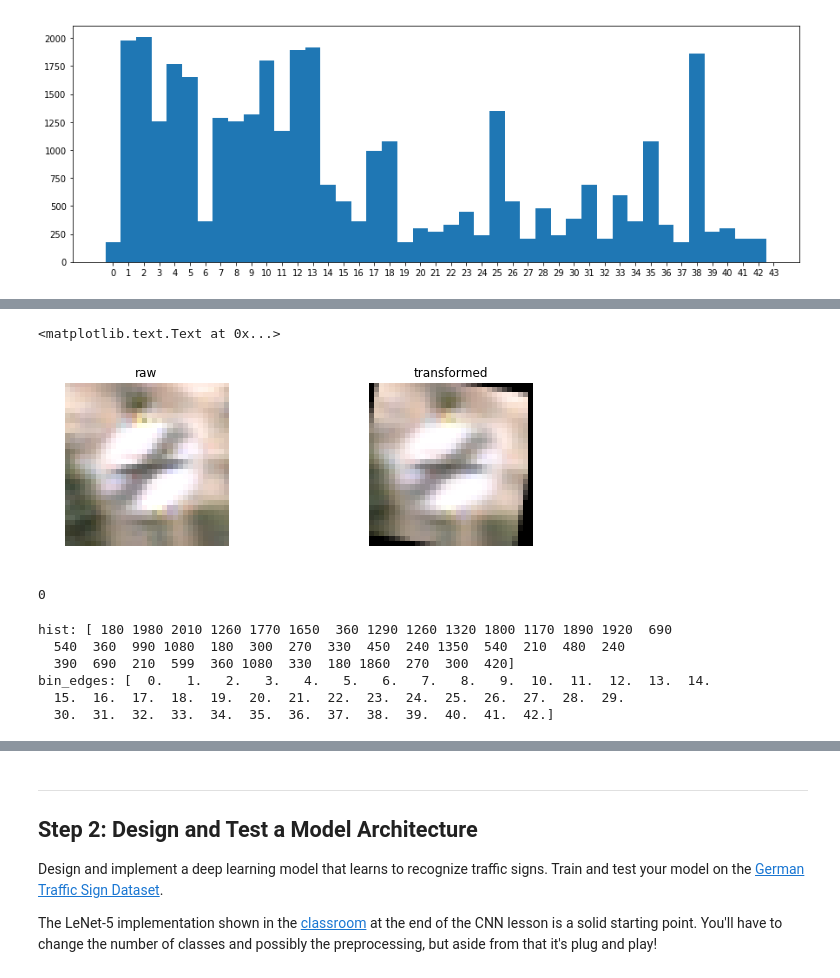
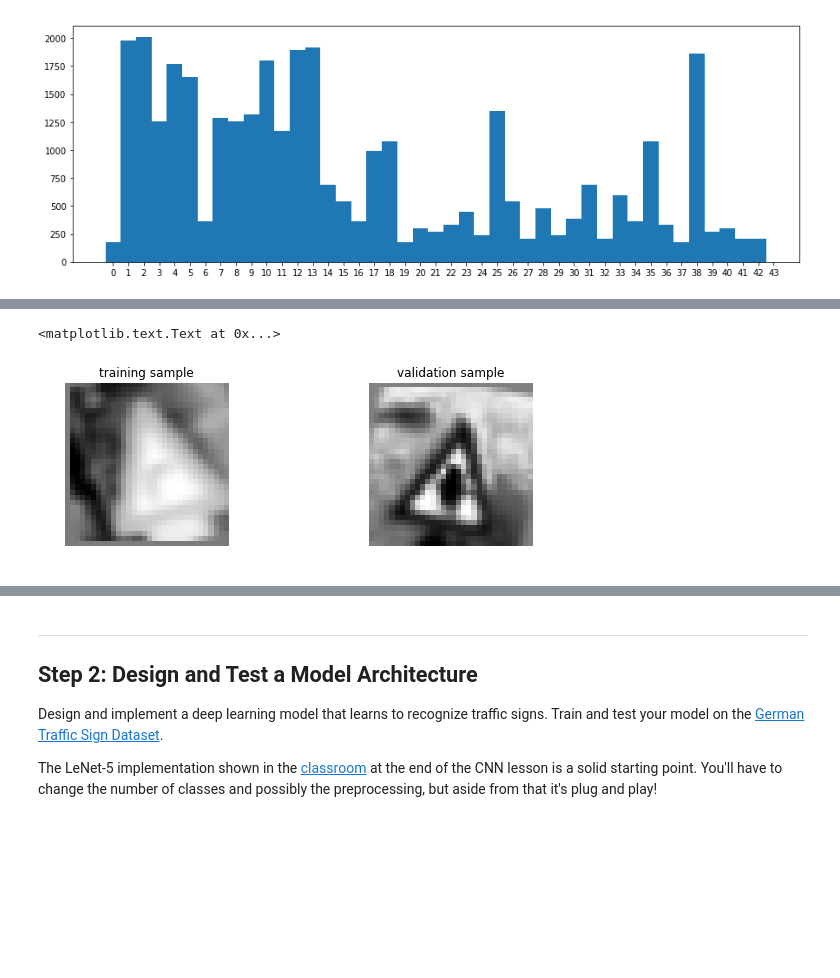
Before and after one commit to liangk7/CarND-Term1-Project2, a Jupyter notebook: Traffic_Sign_Classifier.ipynb, the cells around one changed output, grey strips where cells are left out. Drawn from its saved outputs; the diff is of its cells as text; code cells hidden in the pictures; blank space fills up the shorter version.

```diff
--- a/Traffic_Sign_Classifier.ipynb
+++ b/Traffic_Sign_Classifier.ipynb
@@ -247,15 +129,0 @@ Additional considerations for image transformations:
-# %%
-# affine
-def img_affine(img):
-    rows,cols,ch = img.shape
-
-    dx = rows / 20
-    dy = cols / 20
-
-    # TODO - THESE VALUES NEED TO BE CHANGED
-    pts1 = np.float32([[5,5],[20,5],[5,20]])
-    pts2 = np.float32([[1,100],[200,50],[100,250]])
-
-    M = cv2.getAffineTransform(pts1,pts2)
-
-    dst = cv2.warpAffine(img,M,(cols,rows))
@@ -275,0 +197,4 @@ def img_perspective(img):
+# %%
+# preProcess the datasets
+X_trainP = preProcess(X_train)
+X_testP = preProcess(X_test)
@@ -275,0 +389,6 @@ def img_perspective(img):
+# %%
+# generate dataset and display characteristics
+print("Shape of preprocessed X_train: {}".format(X_trainP.shape))
+genXtrain, genXvalid, genytrain, genyvalid = dat_partition(X_trainP, y_train, 0.2, 1000)
+print("Shape of genXtrain: {}".format(genXtrain.shape))
+print("Shape of genXvalid: {}".format(genXvalid.shape))
@@ -276,36 +421,15 @@ def img_perspective(img):
 # %%
-test_img = X_train[random.randint(0,42)]
-#test_dst = img_bright(test_img, random.randint(-200,200))
-#test_dst = img_rotate(test_img)
-#test_dst = img_scale(test_img)
-#test_dst = img_translate(test_img)
-test_dst = img_TRANSFORM(test_img)
+rng_train = random.randint(0,genXtrain.shape[0])
+rng_valid = random.randint(0,genXvalid.shape[0])
 
+# visualize new data array samples
 fig, axs = plt.subplots(1,2, figsize =(10,3))
 axs[0].axis('off')
-axs[0].imshow(test_img.squeeze(), cmap='gray')
-axs[0].set_title('raw')
-
+axs[0].imshow(genXtrain[rng_train].squeeze(), cmap='gray')
+axs[0].set_title('training sample')
 axs[1].axis('off')
-axs[1].imshow(test_dst.squeeze(), cmap='gray')
-axs[1].set_title('transformed')
+axs[1].imshow(genXvalid[rng_valid].squeeze(), cmap='gray')
+axs[1].set_title('validation sample')
 # %% [output]
 <matplotlib.text.Text at 0x...>
-[figure, old version]
+[figure, new version]
-# %%
-for i in range(10, -1, -1):
-    print(i, ""*i, end='\r')
-    time.sleep(.5)
-# %% [output]
-0
-# %%
-hist, bin_edges = np.histogram(y_train, bins=n_classes-1)
-print("hist: {}".format(hist))
-print("bin_edges: {}".format(bin_edges))
-# %% [output]
-hist: [ 180 1980 2010 1260 1770 1650  360 1290 1260 1320 1800 1170 1890 1920  690
-  540  360  990 1080  180  300  270  330  450  240 1350  540  210  480  240
-  390  690  210  599  360 1080  330  180 1860  270  300  420]
-bin_edges: [  0.   1.   2.   3.   4.   5.   6.   7.   8.   9.  10.  11.  12.  13.  14.
-  15.  16.  17.  18.  19.  20.  21.  22.  23.  24.  25.  26.  27.  28.  29.
-  30.  31.  32.  33.  34.  35.  36.  37.  38.  39.  40.  41.  42.]
```
Also changed, not shown: parts of 49 cells of this notebook, 29 other files.
